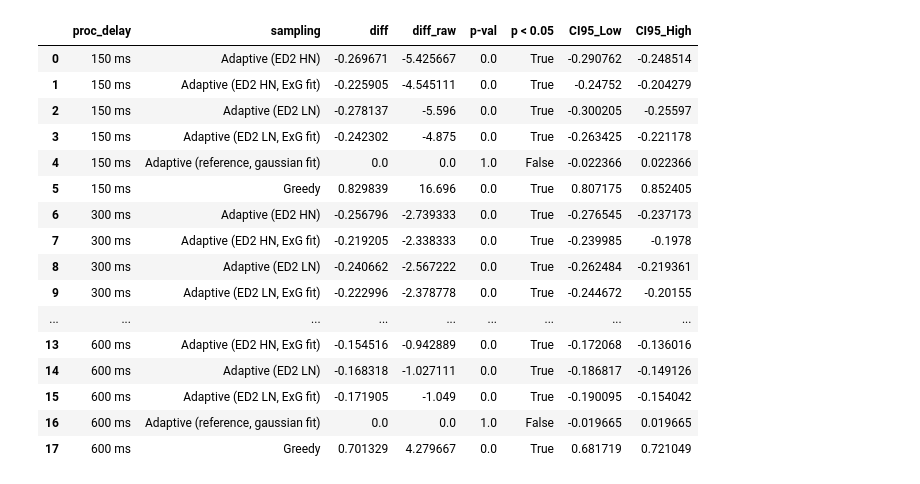
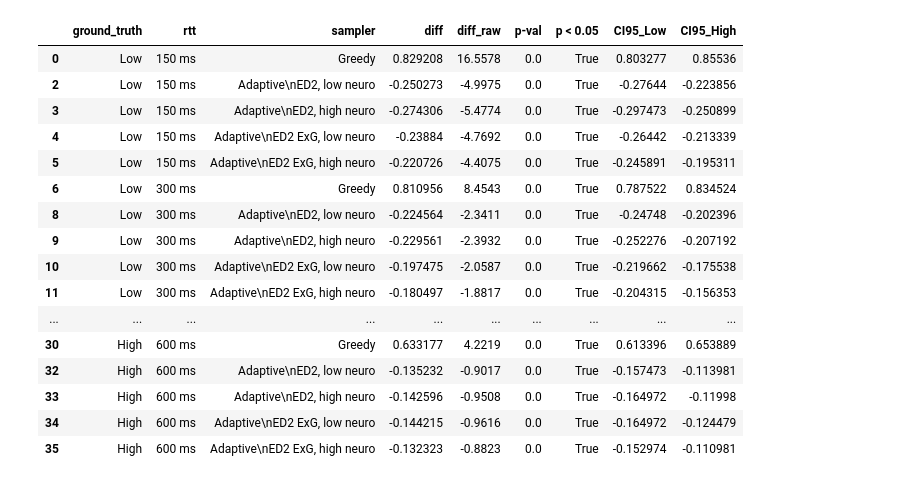
Before and after one commit to vnmo/EdgeDroid2, a Jupyter notebook: analysis/junjues_sampling.ipynb, the cells around one changed output. Saved outputs shown, nothing was run; the diff lists cells and outputs as text; code cells hidden in the pictures.

```diff
--- a/analysis/junjues_sampling.ipynb
+++ b/analysis/junjues_sampling.ipynb
@@ -212,7 +149,7 @@ sns.set_context("paper", font_scale=2.5)
 sns.set_palette("Dark2")
 # %%
 # mean number of samples per rep
-samples_per_rep = results.groupby(["sampling", "proc_delay", "repetition"])["samples"].mean().reset_index()
-samples_per_rep["proc_delay"] = samples_per_rep["proc_delay"].apply(lambda e: f"{int(e * 1000):} ms").astype(str)
+samples_per_rep = results.groupby(["ground_truth", "sampler", "rtt", "repetition"])["num_samples"].mean().reset_index()
+samples_per_rep["rtt"] = samples_per_rep["rtt"].apply(lambda e: f"{int(e * 1000):} ms").astype(str)
 samples_per_rep
 # %% [output]
@@ -255,54 +229,55 @@ plt.show()
 # %%
 import pingouin as pg
 
 ix = pd.IndexSlice
 
+
 def diff_wrt_ref_rtt(df: pd.DataFrame) -> pd.DataFrame:
-    ref_samples = df.loc[df["sampling"] == "Adaptive (reference, gaussian fit)", "samples"].to_numpy()
+    ref_samples = df.loc[df["sampler"] == reference_name, "num_samples"].to_numpy()
     ref_mean = ref_samples.mean()
-
 
     def diff_wrt_ref(samples: pd.Series) -> pd.Series:
         ttest = pg.ttest(samples.to_numpy(), ref_samples, alternative="two-sided")
         diff_raw = samples.mean() - ref_mean
         diff = diff_raw / ref_mean
         ci = ttest.at["T-test", "CI95%"]
 
         pval = ttest.at["T-test", "p-val"]
         sig_pval = pval < 0.05
 
         return pd.Series({
             "diff"     : diff,
             "diff_raw" : diff_raw,
             "p-val"    : pval,
             "p < 0.05" : sig_pval,
             "CI95_Low" : ci[0] / ref_mean,
             "CI95_High": ci[1] / ref_mean}, name="Result")
 
-    return df.groupby("sampling")["samples"].apply(diff_wrt_ref)
+    return df.groupby("sampler")["num_samples"].apply(diff_wrt_ref)
 
-samples_diff = samples_per_rep.groupby("proc_delay").apply(diff_wrt_ref_rtt).stack().stack().unstack(level=1).reset_index()
-# samples_diff = samples_diff[samples_diff["sampling"] != "Adaptive (reference, gaussian fit)"]
-# # samples_diff["sampling"] = samples_diff["sampling"].cat.remove_unused_categories()
+
+samples_diff = samples_per_rep.groupby(["ground_truth", "rtt"]).apply(diff_wrt_ref_rtt).stack().stack().unstack(level=2).reset_index()
+samples_diff = samples_diff[samples_diff["sampler"] != reference_name]
+samples_diff["sampler"] = samples_diff["sampler"].cat.remove_unused_categories()
 samples_diff
 # %% [output]
-|  | proc_delay | sampling | diff | diff_raw | p-val | p < 0.05 | CI95_Low | CI95_High |
-| 0 | 150 ms | Adaptive (ED2 HN) | -0.269671 | -5.425667 | 0.0 | True | -0.290762 | -0.248514 |
-| 1 | 150 ms | Adaptive (ED2 HN, ExG fit) | -0.225905 | -4.545111 | 0.0 | True | -0.24752 | -0.204279 |
-| 2 | 150 ms | Adaptive (ED2 LN) | -0.278137 | -5.596 | 0.0 | True | -0.300205 | -0.25597 |
-| 3 | 150 ms | Adaptive (ED2 LN, ExG fit) | -0.242302 | -4.875 | 0.0 | True | -0.263425 | -0.221178 |
-| 4 | 150 ms | Adaptive (reference, gaussian fit) | 0.0 | 0.0 | 1.0 | False | -0.022366 | 0.022366 |
-| 5 | 150 ms | Greedy | 0.829839 | 16.696 | 0.0 | True | 0.807175 | 0.852405 |
-| 6 | 300 ms | Adaptive (ED2 HN) | -0.256796 | -2.739333 | 0.0 | True | -0.276545 | -0.237173 |
-| 7 | 300 ms | Adaptive (ED2 HN, ExG fit) | -0.219205 | -2.338333 | 0.0 | True | -0.239985 | -0.1978 |
-| 8 | 300 ms | Adaptive (ED2 LN) | -0.240662 | -2.567222 | 0.0 | True | -0.262484 | -0.219361 |
-| 9 | 300 ms | Adaptive (ED2 LN, ExG fit) | -0.222996 | -2.378778 | 0.0 | True | -0.244672 | -0.20155 |
-| ... | ... | ... | ... | ... | ... | ... | ... | ... |
-| 13 | 600 ms | Adaptive (ED2 HN, ExG fit) | -0.154516 | -0.942889 | 0.0 | True | -0.172068 | -0.136016 |
-| 14 | 600 ms | Adaptive (ED2 LN) | -0.168318 | -1.027111 | 0.0 | True | -0.186817 | -0.149126 |
-| 15 | 600 ms | Adaptive (ED2 LN, ExG fit) | -0.171905 | -1.049 | 0.0 | True | -0.190095 | -0.154042 |
-| 16 | 600 ms | Adaptive (reference, gaussian fit) | 0.0 | 0.0 | 1.0 | False | -0.019665 | 0.019665 |
-| 17 | 600 ms | Greedy | 0.701329 | 4.279667 | 0.0 | True | 0.681719 | 0.721049 |
+|  | ground_truth | rtt | sampler | diff | diff_raw | p-val | p < 0.05 | CI95_Low | CI95_High |
+| 0 | Low | 150 ms | Greedy | 0.829208 | 16.5578 | 0.0 | True | 0.803277 | 0.85536 |
+| 2 | Low | 150 ms | Adaptive\nED2, low neuro | -0.250273 | -4.9975 | 0.0 | True | -0.27644 | -0.223856 |
+| 3 | Low | 150 ms | Adaptive\nED2, high neuro | -0.274306 | -5.4774 | 0.0 | True | -0.297473 | -0.250899 |
+| 4 | Low | 150 ms | Adaptive\nED2 ExG, low neuro | -0.23884 | -4.7692 | 0.0 | True | -0.26442 | -0.213339 |
+| 5 | Low | 150 ms | Adaptive\nED2 ExG, high neuro | -0.220726 | -4.4075 | 0.0 | True | -0.245891 | -0.195311 |
+| 6 | Low | 300 ms | Greedy | 0.810956 | 8.4543 | 0.0 | True | 0.787522 | 0.834524 |
+| 8 | Low | 300 ms | Adaptive\nED2, low neuro | -0.224564 | -2.3411 | 0.0 | True | -0.24748 | -0.202396 |
+| 9 | Low | 300 ms | Adaptive\nED2, high neuro | -0.229561 | -2.3932 | 0.0 | True | -0.252276 | -0.207192 |
+| 10 | Low | 300 ms | Adaptive\nED2 ExG, low neuro | -0.197475 | -2.0587 | 0.0 | True | -0.219662 | -0.175538 |
+| 11 | Low | 300 ms | Adaptive\nED2 ExG, high neuro | -0.180497 | -1.8817 | 0.0 | True | -0.204315 | -0.156353 |
+| ... | ... | ... | ... | ... | ... | ... | ... | ... | ... |
+| 30 | High | 600 ms | Greedy | 0.633177 | 4.2219 | 0.0 | True | 0.613396 | 0.653889 |
+| 32 | High | 600 ms | Adaptive\nED2, low neuro | -0.135232 | -0.9017 | 0.0 | True | -0.157473 | -0.113981 |
+| 33 | High | 600 ms | Adaptive\nED2, high neuro | -0.142596 | -0.9508 | 0.0 | True | -0.164972 | -0.11998 |
+| 34 | High | 600 ms | Adaptive\nED2 ExG, low neuro | -0.144215 | -0.9616 | 0.0 | True | -0.164972 | -0.124479 |
+| 35 | High | 600 ms | Adaptive\nED2 ExG, high neuro | -0.132323 | -0.8823 | 0.0 | True | -0.152974 | -0.110981 |
 # %%
 import matplotlib.ticker as tkr
 
```
Also changed, not shown: parts of 6 cells of this notebook, 4 other files.
